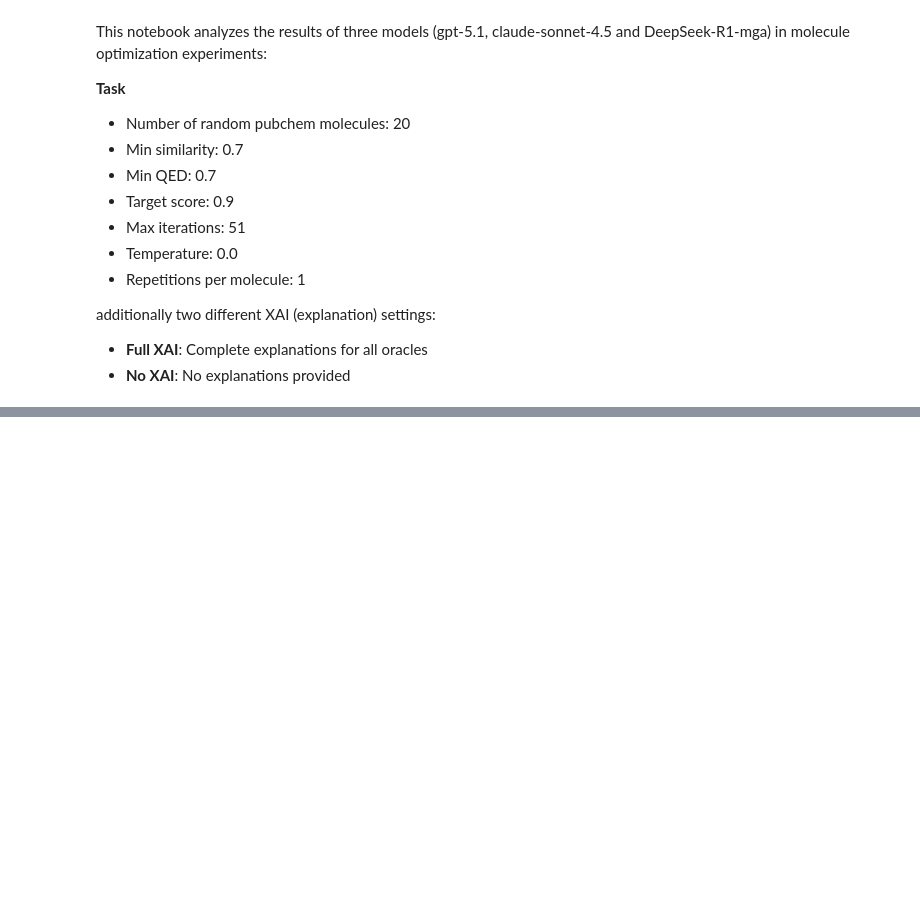
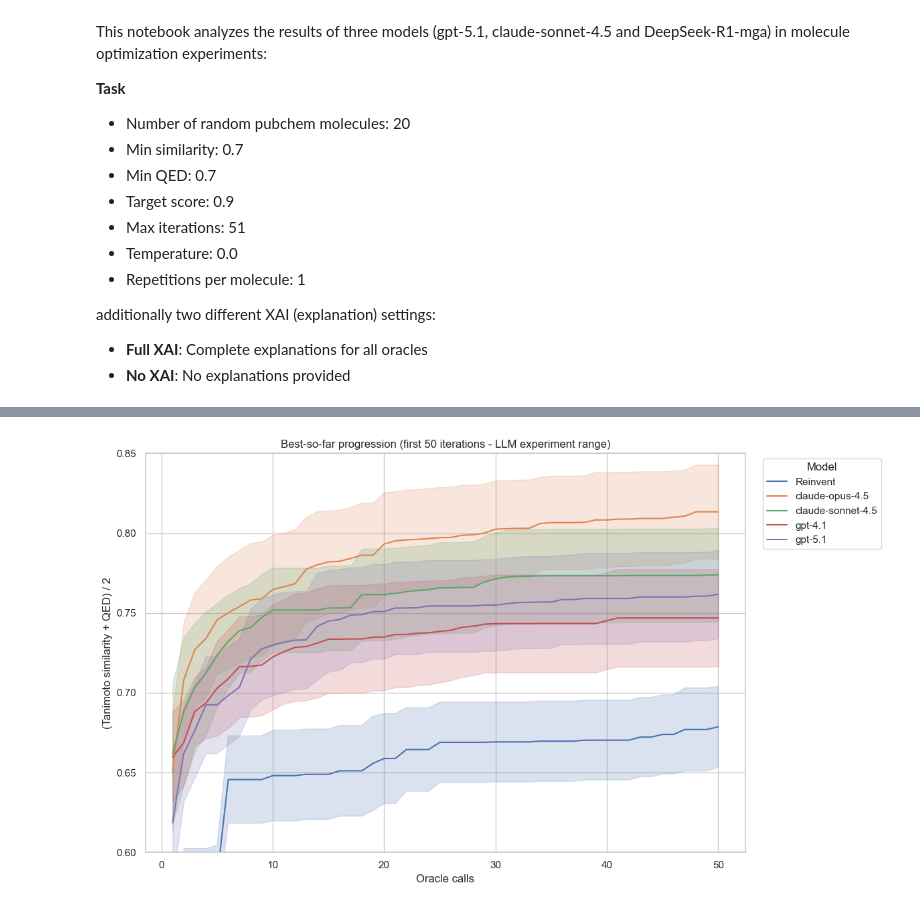
Before and after one commit to FabianKruger/molecule-optimization-agent, a Jupyter notebook: analysis/llm_comparison.ipynb, the cells around one changed output, grey strips where cells are left out. Cells and saved outputs as stored; diff of their text form; code cells hidden in the pictures; blank space fills up the shorter version.

```diff
--- a/analysis/llm_comparison.ipynb
+++ b/analysis/llm_comparison.ipynb
@@ -112,0 +299,29 @@ plt.show()
+# %%
+# Zoomed view: First 51 iterations (LLM experiment range)
+max_llm_iter = 50
+df_combined_zoomed = df_combined[df_combined["iteration"] <= max_llm_iter].copy()
+
+all_iterations_zoomed = range(1, max_llm_iter + 1)
+df_plot_zoomed = (
+    df_combined_zoomed.pivot_table(
+        index="iteration",
+        columns=["model", "xai_mode", "target_molecule"],
+        values="best_so_far"
+    )
+    .reindex(all_iterations_zoomed)
+    .ffill()
+    .melt(ignore_index=False)
+    .reset_index()
+)
+
+# Plot with seaborn (mean + 95% CI, deterministic via SE * 1.96)
+plt.figure(figsize=(12, 7))
+sns.lineplot(data=df_plot_zoomed, x="iteration", y="value", hue="model", errorbar=('se', 1.96))
+plt.ylabel("(Tanimoto similarity + QED) / 2")
+plt.xlabel("Oracle calls")
+plt.title("Best-so-far progression (first 50 iterations - LLM experiment range)")
+plt.ylim(0.6, 0.85)
+plt.legend(title="Model", bbox_to_anchor=(1.02, 1), loc='upper left')
+plt.tight_layout()
+# %% [output]
+[figure, added]
```
Also changed, not shown: parts of 15 cells of this notebook.
